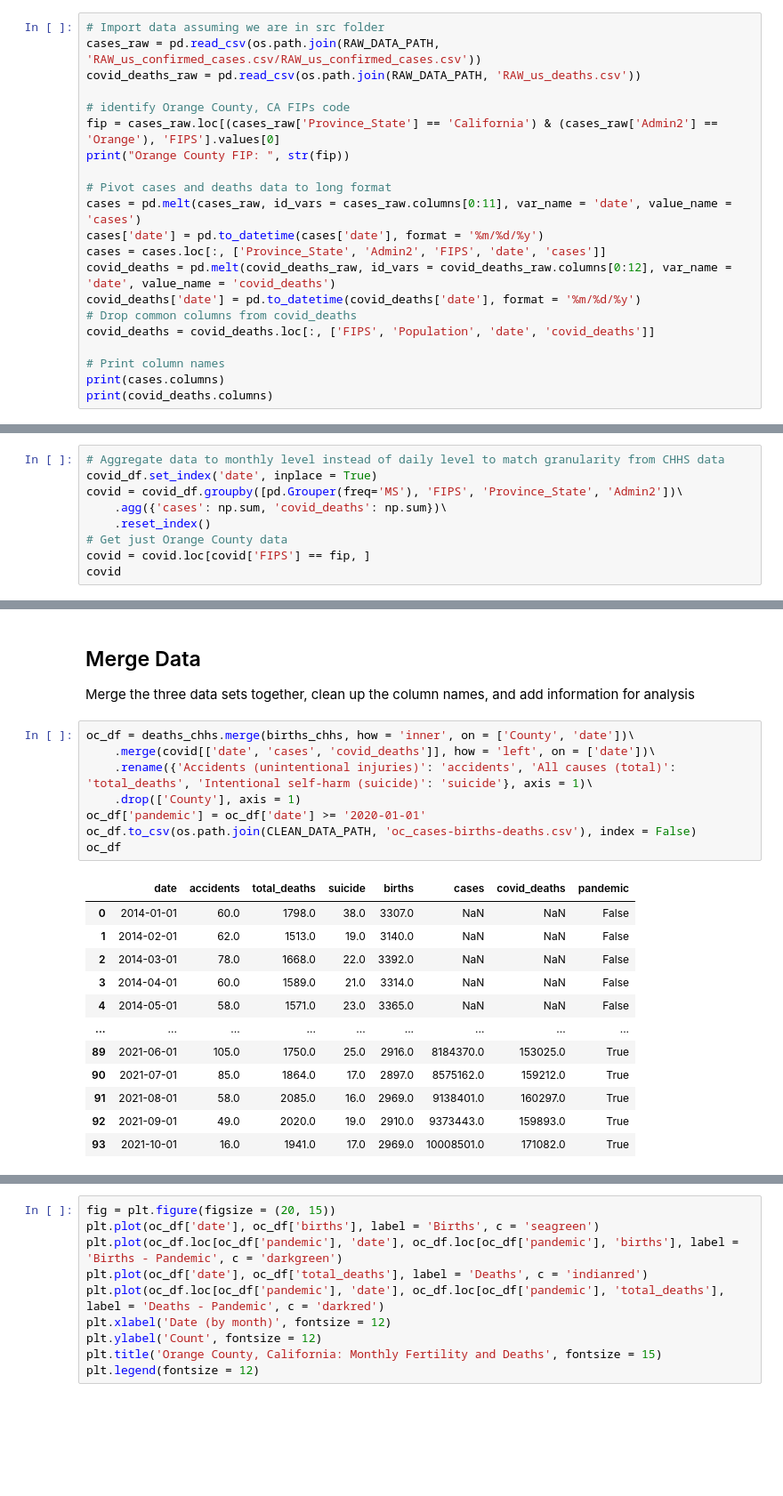
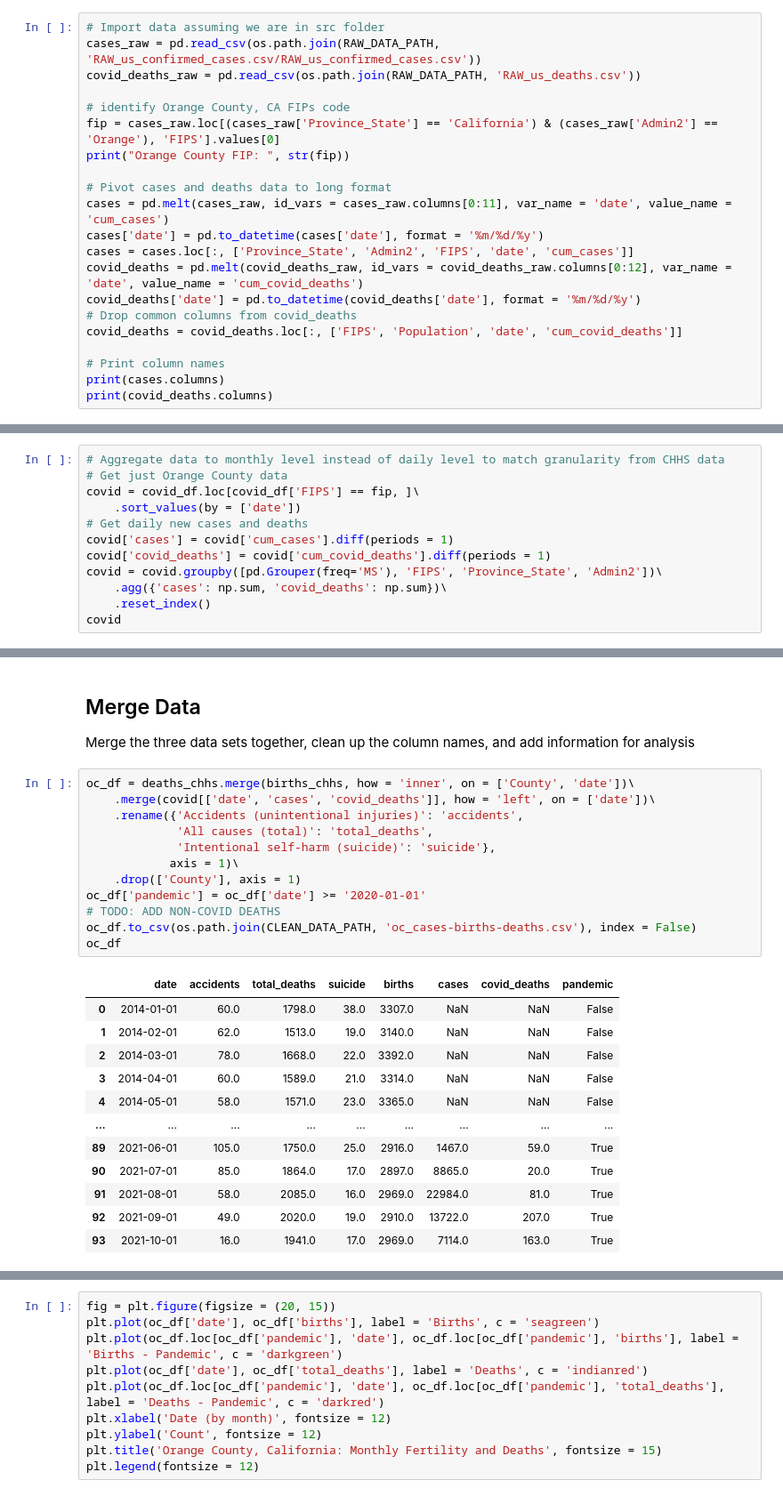
Before and after one commit to anushnap/data512-project, a Jupyter notebook: src/mortality_fertility_analysis.ipynb, the cells around one changed output, grey strips where cells are left out. Shown at 89% size. Drawn from its saved outputs; the diff is of its cells as text; blank space fills up the shorter version.

```diff
--- a/src/mortality_fertility_analysis.ipynb
+++ b/src/mortality_fertility_analysis.ipynb
@@ -50,13 +50,13 @@ fip = cases_raw.loc[(cases_raw['Province_State'] == 'California') & (cases_raw['
 print("Orange County FIP: ", str(fip))
 
 # Pivot cases and deaths data to long format
-cases = pd.melt(cases_raw, id_vars = cases_raw.columns[0:11], var_name = 'date', value_name = 'cases')
+cases = pd.melt(cases_raw, id_vars = cases_raw.columns[0:11], var_name = 'date', value_name = 'cum_cases')
 cases['date'] = pd.to_datetime(cases['date'], format = '%m/%d/%y')
-cases = cases.loc[:, ['Province_State', 'Admin2', 'FIPS', 'date', 'cases']]
-covid_deaths = pd.melt(covid_deaths_raw, id_vars = covid_deaths_raw.columns[0:12], var_name = 'date', value_name = 'covid_deaths')
+cases = cases.loc[:, ['Province_State', 'Admin2', 'FIPS', 'date', 'cum_cases']]
+covid_deaths = pd.melt(covid_deaths_raw, id_vars = covid_deaths_raw.columns[0:12], var_name = 'date', value_name = 'cum_covid_deaths')
 covid_deaths['date'] = pd.to_datetime(covid_deaths['date'], format = '%m/%d/%y')
 # Drop common columns from covid_deaths
-covid_deaths = covid_deaths.loc[:, ['FIPS', 'Population', 'date', 'covid_deaths']]
+covid_deaths = covid_deaths.loc[:, ['FIPS', 'Population', 'date', 'cum_covid_deaths']]
 
 # Print column names
 print(cases.columns)
@@ -87,11 +73,14 @@ covid_df
 # %%
 # Aggregate data to monthly level instead of daily level to match granularity from CHHS data
-covid_df.set_index('date', inplace = True)
-covid = covid_df.groupby([pd.Grouper(freq='MS'), 'FIPS', 'Province_State', 'Admin2'])\
+# Get just Orange County data
+covid = covid_df.loc[covid_df['FIPS'] == fip, ]\
+    .sort_values(by = ['date'])
+# Get daily new cases and deaths
+covid['cases'] = covid['cum_cases'].diff(periods = 1)
+covid['covid_deaths'] = covid['cum_covid_deaths'].diff(periods = 1)
+covid = covid.groupby([pd.Grouper(freq='MS'), 'FIPS', 'Province_State', 'Admin2'])\
     .agg({'cases': np.sum, 'covid_deaths': np.sum})\
     .reset_index()
-# Get just Orange County data
-covid = covid.loc[covid['FIPS'] == fip, ]
 covid
 # %% [output]
 |  | date | FIPS | Province_State | Admin2 | cases | covid_deaths |
@@ -201,24 +190,28 @@ Merge the three data sets together, clean up the column names, and add informati
 # %%
 oc_df = deaths_chhs.merge(births_chhs, how = 'inner', on = ['County', 'date'])\
     .merge(covid[['date', 'cases', 'covid_deaths']], how = 'left', on = ['date'])\
-    .rename({'Accidents (unintentional injuries)': 'accidents', 'All causes (total)': 'total_deaths', 'Intentional self-harm (suicide)': 'suicide'}, axis = 1)\
+    .rename({'Accidents (unintentional injuries)': 'accidents',
+             'All causes (total)': 'total_deaths',
+             'Intentional self-harm (suicide)': 'suicide'},
+            axis = 1)\
     .drop(['County'], axis = 1)
 oc_df['pandemic'] = oc_df['date'] >= '2020-01-01'
+# TODO: ADD NON-COVID DEATHS
 oc_df.to_csv(os.path.join(CLEAN_DATA_PATH, 'oc_cases-births-deaths.csv'), index = False)
 oc_df
 # %% [output]
 |  | date | accidents | total_deaths | suicide | births | cases | covid_deaths | pandemic |
 | 0 | 2014-01-01 | 60.0 | 1798.0 | 38.0 | 3307.0 | NaN | NaN | False |
 | 1 | 2014-02-01 | 62.0 | 1513.0 | 19.0 | 3140.0 | NaN | NaN | False |
 | 2 | 2014-03-01 | 78.0 | 1668.0 | 22.0 | 3392.0 | NaN | NaN | False |
 | 3 | 2014-04-01 | 60.0 | 1589.0 | 21.0 | 3314.0 | NaN | NaN | False |
 | 4 | 2014-05-01 | 58.0 | 1571.0 | 23.0 | 3365.0 | NaN | NaN | False |
 | ... | ... | ... | ... | ... | ... | ... | ... | ... |
-| 89 | 2021-06-01 | 105.0 | 1750.0 | 25.0 | 2916.0 | 8184370.0 | 153025.0 | True |
-| 90 | 2021-07-01 | 85.0 | 1864.0 | 17.0 | 2897.0 | 8575162.0 | 159212.0 | True |
-| 91 | 2021-08-01 | 58.0 | 2085.0 | 16.0 | 2969.0 | 9138401.0 | 160297.0 | True |
-| 92 | 2021-09-01 | 49.0 | 2020.0 | 19.0 | 2910.0 | 9373443.0 | 159893.0 | True |
-| 93 | 2021-10-01 | 16.0 | 1941.0 | 17.0 | 2969.0 | 10008501.0 | 171082.0 | True |
+| 89 | 2021-06-01 | 105.0 | 1750.0 | 25.0 | 2916.0 | 1467.0 | 59.0 | True |
+| 90 | 2021-07-01 | 85.0 | 1864.0 | 17.0 | 2897.0 | 8865.0 | 20.0 | True |
+| 91 | 2021-08-01 | 58.0 | 2085.0 | 16.0 | 2969.0 | 22984.0 | 81.0 | True |
+| 92 | 2021-09-01 | 49.0 | 2020.0 | 19.0 | 2910.0 | 13722.0 | 207.0 | True |
+| 93 | 2021-10-01 | 16.0 | 1941.0 | 17.0 | 2969.0 | 7114.0 | 163.0 | True |
 94 rows × 8 columns
 # %%
 fig = plt.figure(figsize = (20, 15))
```
Also changed, not shown: parts of 4 cells of this notebook.
